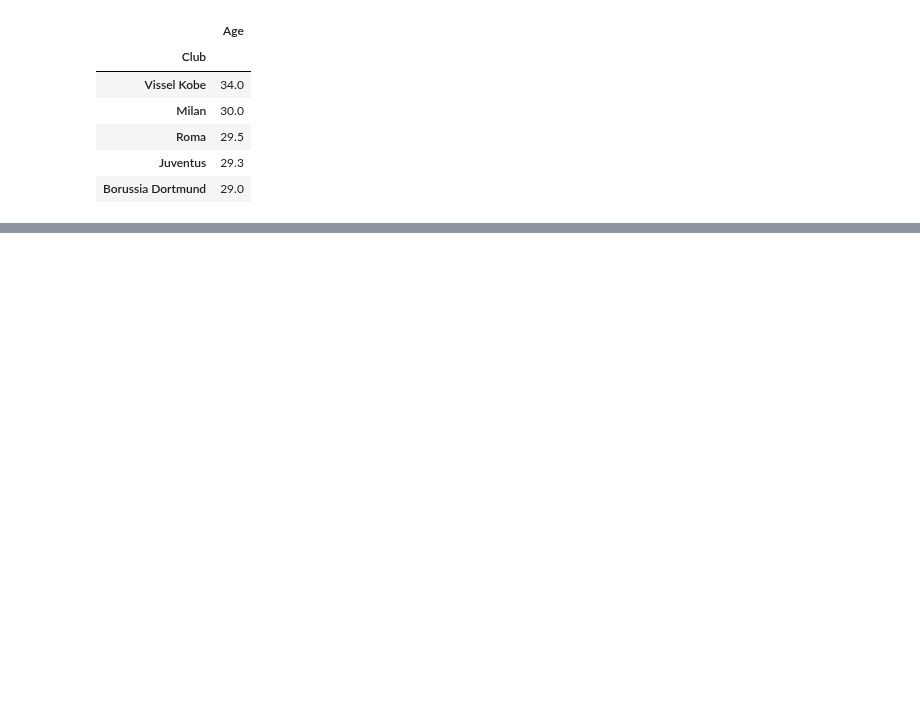
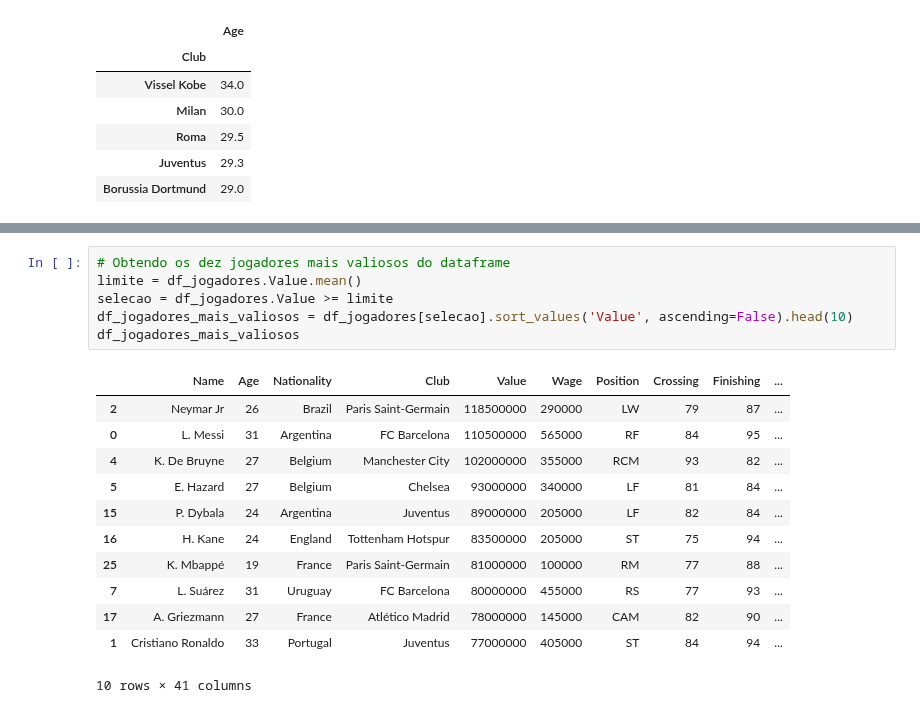
Before and after one commit to matheuspfferreira/python_data_science, a Jupyter notebook: Jogadores de Futebol - 04/notebook/nb_jogadores_futebol.ipynb, the cells around one changed output, grey strips where cells are left out. Cells and saved outputs as stored; diff of their text form; blank space fills up the shorter version.

```diff
--- a/Jogadores de Futebol - 04/notebook/nb_jogadores_futebol.ipynb
+++ b/Jogadores de Futebol - 04/notebook/nb_jogadores_futebol.ipynb
@@ -116,0 +134,19 @@ df_media_idade_clubes.head()
+# %%
+# Obtendo os dez jogadores mais valiosos do dataframe
+limite = df_jogadores.Value.mean()
+selecao = df_jogadores.Value >= limite
+df_jogadores_mais_valiosos = df_jogadores[selecao].sort_values('Value', ascending=False).head(10)
+df_jogadores_mais_valiosos
+# %% [output]
+|  | Name | Age | Nationality | Club | Value | Wage | Position | Crossing | Finishing | ... |
+| 2 | Neymar Jr | 26 | Brazil | Paris Saint-Germain | 118500000 | 290000 | LW | 79 | 87 | ... |
+| 0 | L. Messi | 31 | Argentina | FC Barcelona | 110500000 | 565000 | RF | 84 | 95 | ... |
+| 4 | K. De Bruyne | 27 | Belgium | Manchester City | 102000000 | 355000 | RCM | 93 | 82 | ... |
+| 5 | E. Hazard | 27 | Belgium | Chelsea | 93000000 | 340000 | LF | 81 | 84 | ... |
+| 15 | P. Dybala | 24 | Argentina | Juventus | 89000000 | 205000 | LF | 82 | 84 | ... |
+| 16 | H. Kane | 24 | England | Tottenham Hotspur | 83500000 | 205000 | ST | 75 | 94 | ... |
+| 25 | K. Mbappé | 19 | France | Paris Saint-Germain | 81000000 | 100000 | RM | 77 | 88 | ... |
+| 7 | L. Suárez | 31 | Uruguay | FC Barcelona | 80000000 | 455000 | RS | 77 | 93 | ... |
+| 17 | A. Griezmann | 27 | France | Atlético Madrid | 78000000 | 145000 | CAM | 82 | 90 | ... |
+| 1 | Cristiano Ronaldo | 33 | Portugal | Juventus | 77000000 | 405000 | ST | 84 | 94 | ... |
+10 rows × 41 columns
```
Also changed, not shown: parts of 2 cells of this notebook.
